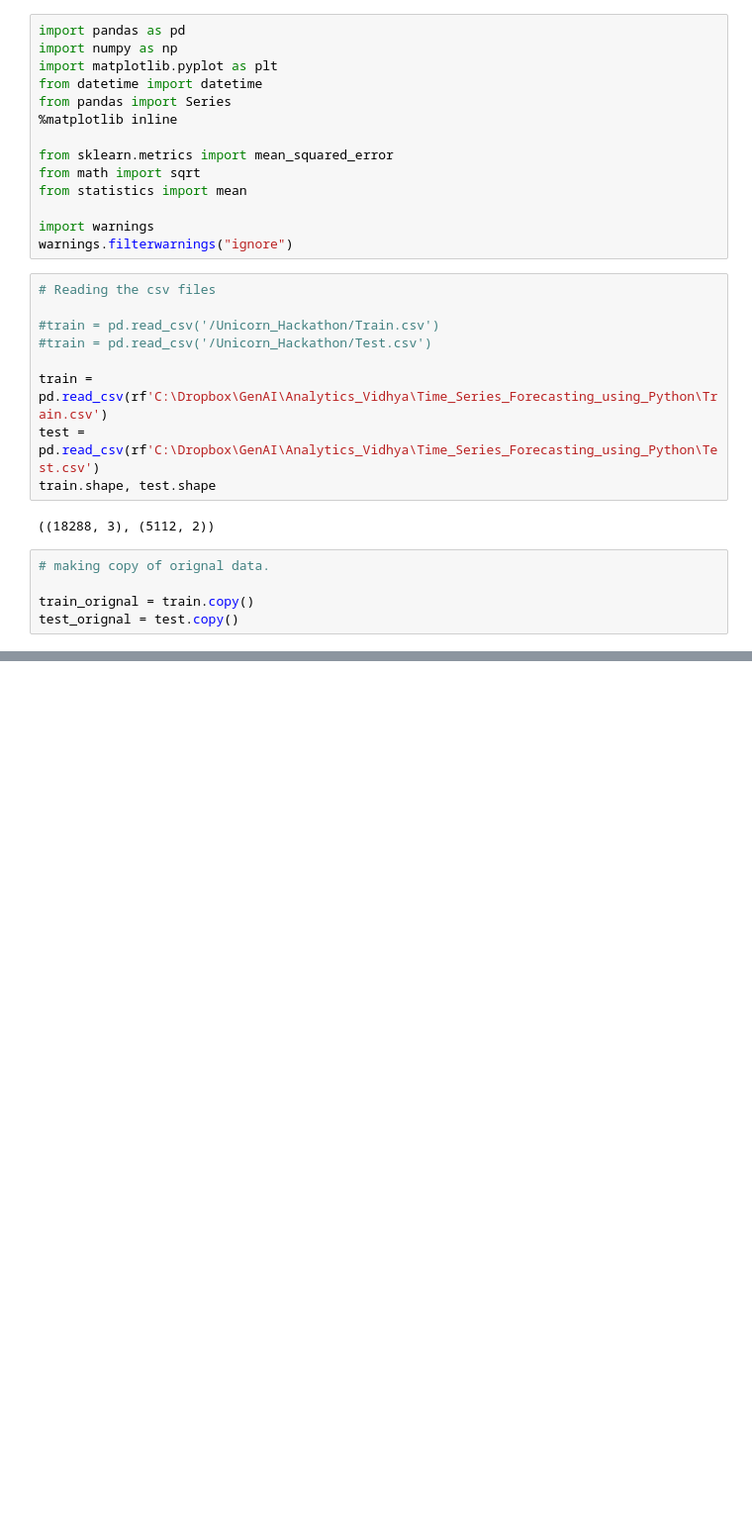
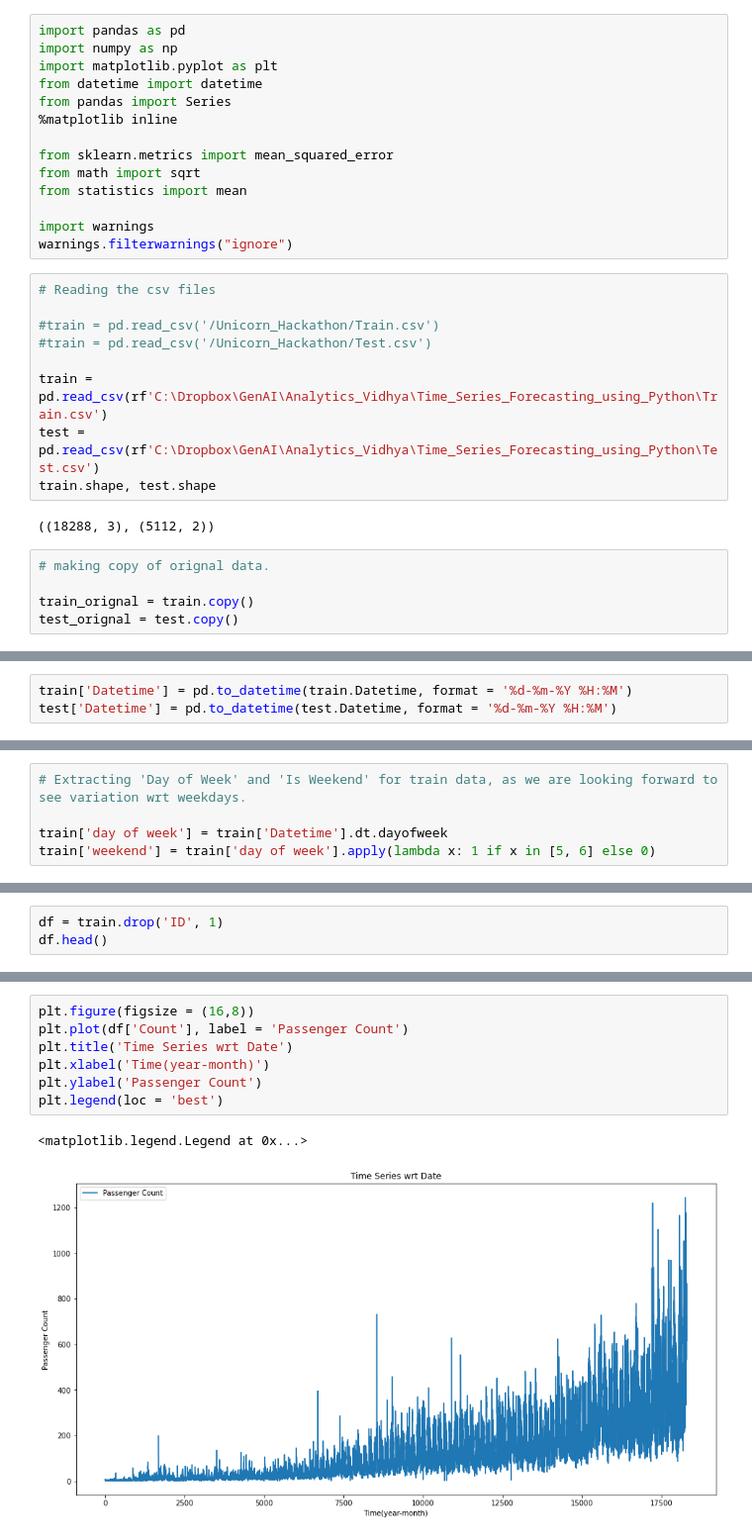
Before and after one commit to AnshuLodha007/Unicorn_Hackathon, a Jupyter notebook: Solution.ipynb, the cells around one changed output, grey strips where cells are left out. Shown: that part at 99% size. Saved outputs shown, nothing was run; the diff lists cells and outputs as text; blank space fills up the shorter version.

```diff
--- a/Solution.ipynb
+++ b/Solution.ipynb
@@ -34,0 +50,3 @@ test_orignal = test.copy()
+# %%
+train['Datetime'] = pd.to_datetime(train.Datetime, format = '%d-%m-%Y %H:%M')
+test['Datetime'] = pd.to_datetime(test.Datetime, format = '%d-%m-%Y %H:%M')
@@ -34,0 +73,5 @@ test_orignal = test.copy()
+# %%
+# Extracting 'Day of Week' and 'Is Weekend' for train data, as we are looking forward to see variation wrt weekdays.
+
+train['day of week'] = train['Datetime'].dt.dayofweek
+train['weekend'] = train['day of week'].apply(lambda x: 1 if x in [5, 6] else 0)
@@ -34,0 +91,3 @@ test_orignal = test.copy()
+# %%
+df = train.drop('ID', 1)
+df.head()
@@ -34,0 +101,10 @@ test_orignal = test.copy()
+# %%
+plt.figure(figsize = (16,8))
+plt.plot(df['Count'], label = 'Passenger Count')
+plt.title('Time Series wrt Date')
+plt.xlabel('Time(year-month)')
+plt.ylabel('Passenger Count')
+plt.legend(loc = 'best')
+# %% [output]
+<matplotlib.legend.Legend at 0x...>
+[figure, added]
```
Also changed, not shown: parts of 49 cells of this notebook.
